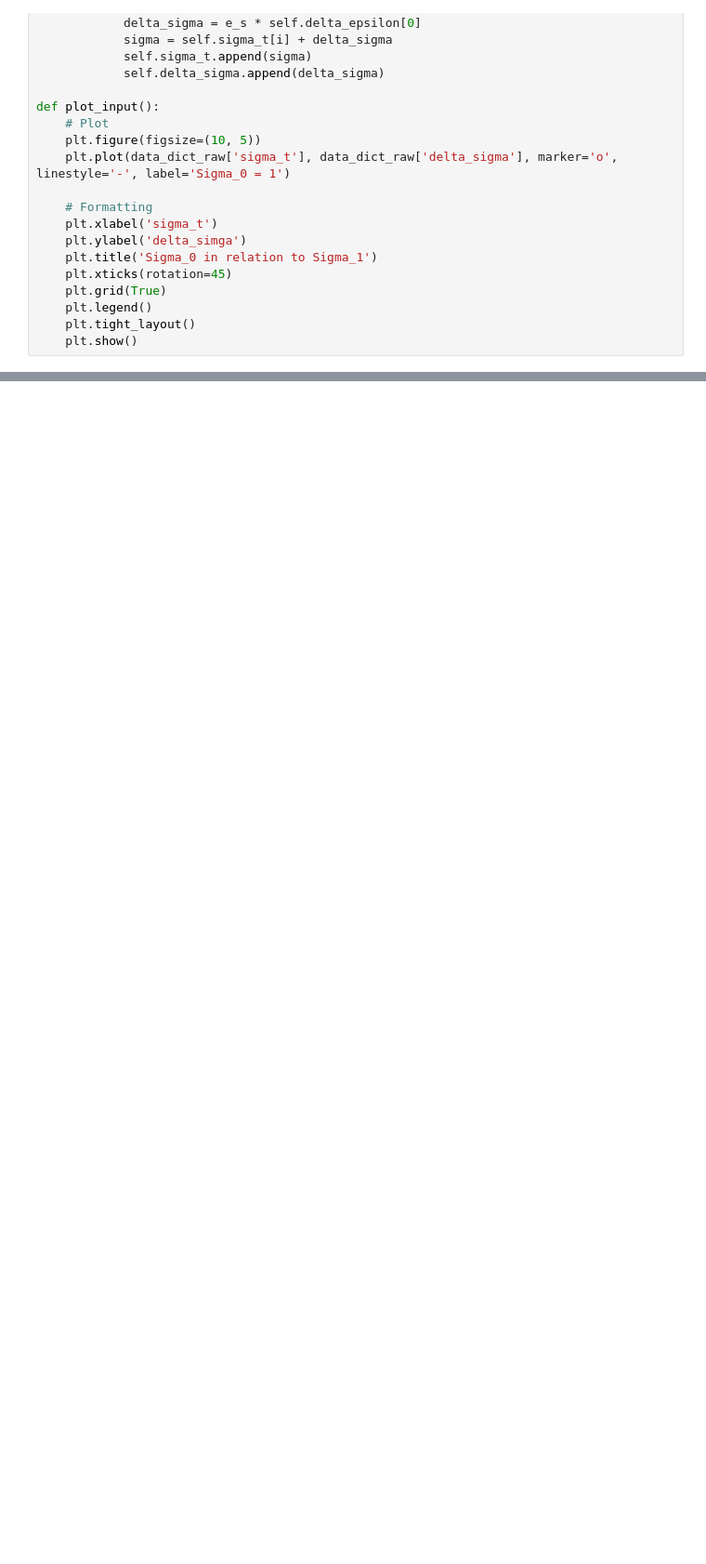
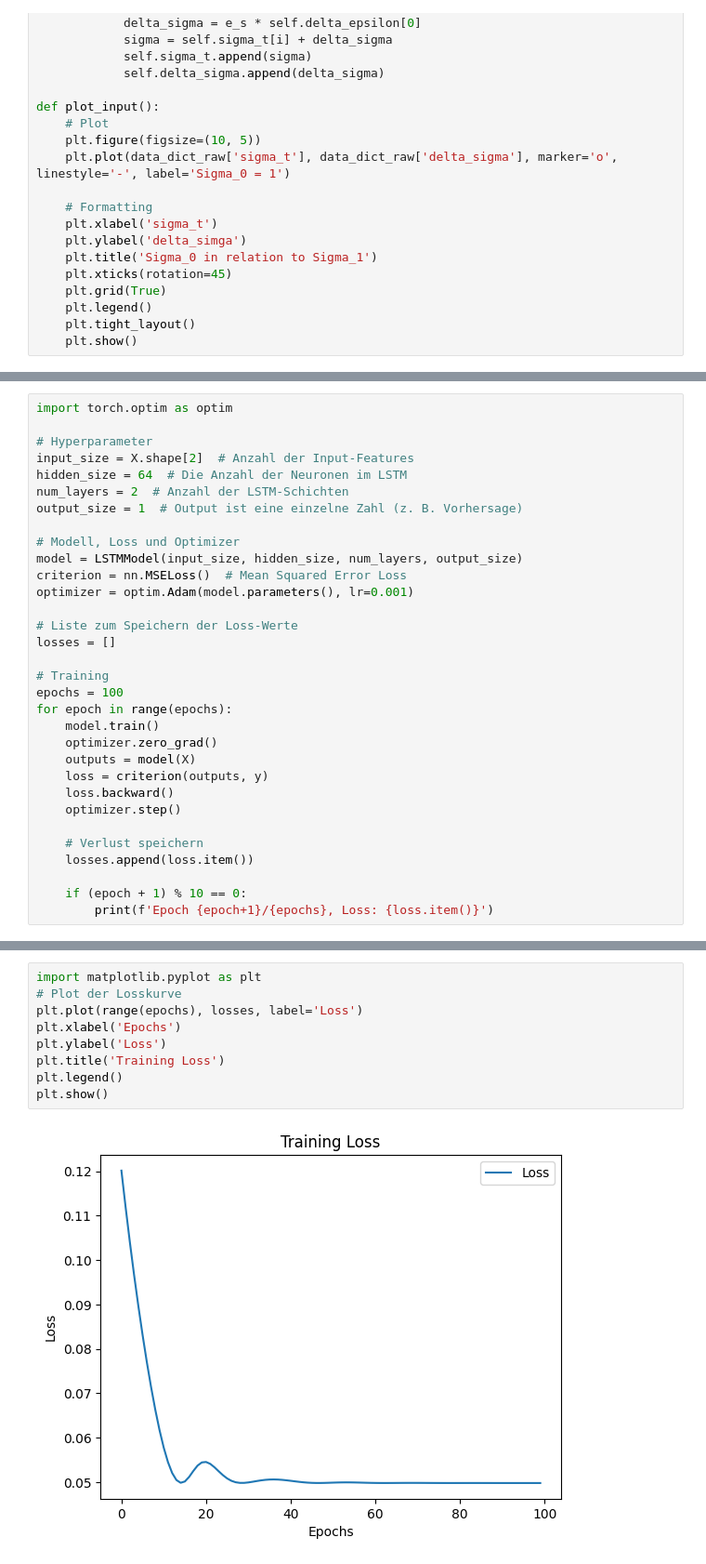
Before and after one commit to BesT1CooKie1/nn_oedometer, a Jupyter notebook: 02_nn.ipynb, the cells around one changed output, grey strips where cells are left out. Shown at 93% size. Cells and saved outputs as stored; diff of their text form; blank space fills up the shorter version.

```diff
--- a/02_nn.ipynb
+++ b/02_nn.ipynb
@@ -329,0 +322,32 @@ print(prediction)
+# %%
+import torch.optim as optim
+
+# Hyperparameter
+input_size = X.shape[2]  # Anzahl der Input-Features
+hidden_size = 64  # Die Anzahl der Neuronen im LSTM
+num_layers = 2  # Anzahl der LSTM-Schichten
+output_size = 1  # Output ist eine einzelne Zahl (z. B. Vorhersage)
+
+# Modell, Loss und Optimizer
+model = LSTMModel(input_size, hidden_size, num_layers, output_size)
+criterion = nn.MSELoss()  # Mean Squared Error Loss
+optimizer = optim.Adam(model.parameters(), lr=0.001)
+
+# Liste zum Speichern der Loss-Werte
+losses = []
+
+# Training
+epochs = 100
+for epoch in range(epochs):
+    model.train()
+    optimizer.zero_grad()
+    outputs = model(X)
+    loss = criterion(outputs, y)
+    loss.backward()
+    optimizer.step()
+
+    # Verlust speichern
+    losses.append(loss.item())
+
+    if (epoch + 1) % 10 == 0:
+        print(f'Epoch {epoch+1}/{epochs}, Loss: {loss.item()}')
@@ -329,0 +365,11 @@ print(prediction)
+# %%
+import matplotlib.pyplot as plt
+# Plot der Losskurve
+plt.plot(range(epochs), losses, label='Loss')
+plt.xlabel('Epochs')
+plt.ylabel('Loss')
+plt.title('Training Loss')
+plt.legend()
+plt.show()
+# %% [output]
+[figure, added]
```
Also changed, not shown: parts of 13 cells of this notebook, 4 other files.
